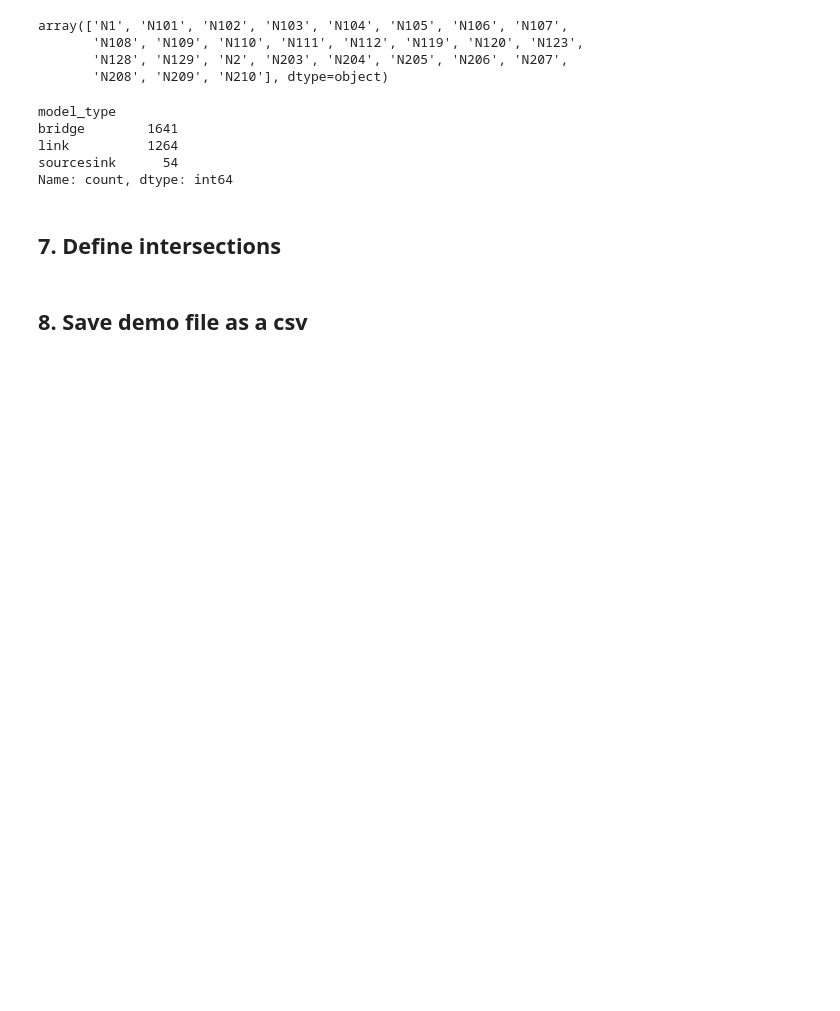
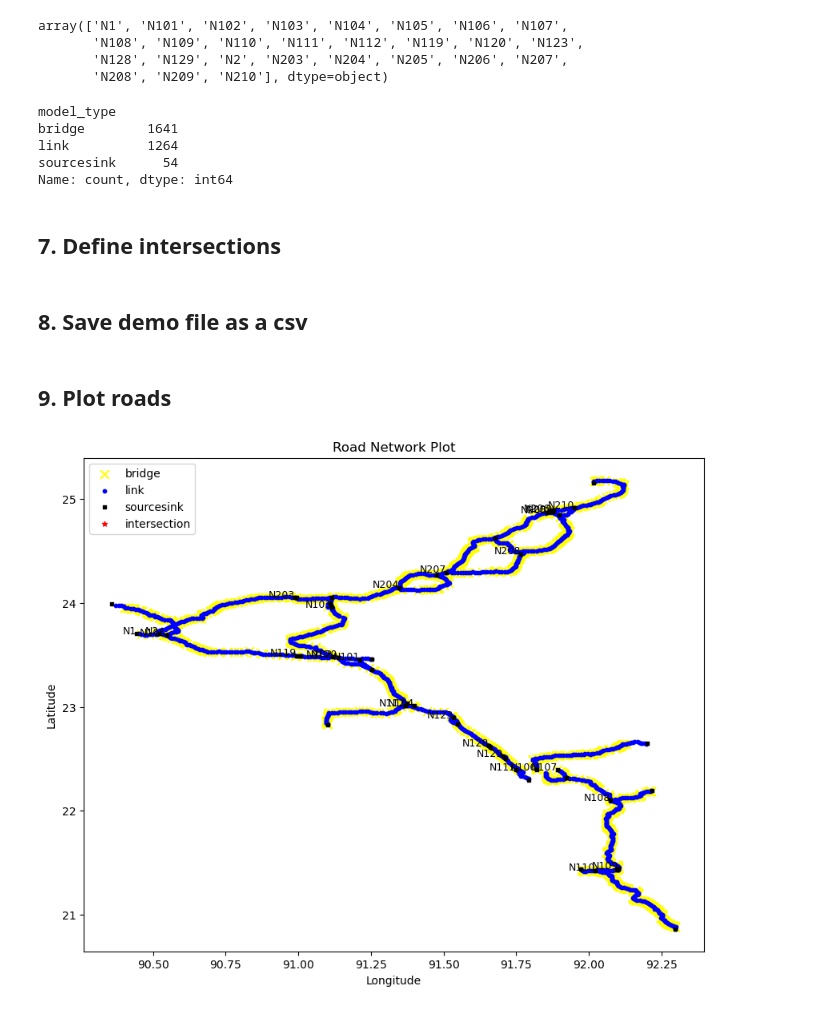
Before and after one commit to daniela1998/Advanced-Simulation-Assignments, a Jupyter notebook: Assignment 3/EPA133a-G16-A3_demo_generator/notebook/CreateDemoFile - Move.ipynb, the cells around one changed output. Saved outputs shown, nothing was run; the diff lists cells and outputs as text; code cells hidden in the pictures; blank space fills up the shorter version.

Commit message:
update road plot code

```diff
--- a/Assignment 3/EPA133a-G16-A3_demo_generator/notebook/CreateDemoFile - Move.ipynb
+++ b/Assignment 3/EPA133a-G16-A3_demo_generator/notebook/CreateDemoFile - Move.ipynb
@@ -390,3 +390,49 @@ df_demo = df_filtered.copy()
 dir = '../data/processed/'
 filename = 'demo_100.csv'
 df_demo.to_csv(dir + filename, index=False)
+# %% [markdown]
+## 9. Plot roads
+# %%
+import matplotlib.pyplot as plt
+
+# Define colors and markers for each model type
+colors = {
+    'bridge': 'yellow',
+    'link': 'blue',
+    'sourcesink': 'black',
+    'intersection': 'red'
+}
+
+markers = {
+    'bridge': 'x',
+    'link': 'o',
+    'sourcesink': 's',
+    'intersection': '*'
+}
+
+marker_sizes = {
+    'bridge': 60,
+    'link': 10,
+    'sourcesink': 10,
+    'intersection': 20
+}
+
+# Create a scatter plot
+plt.figure(figsize=(10, 8))
+
+for model_type, color in colors.items():
+    subset = df_demo[df_demo['model_type'] == model_type]
+    plt.scatter(subset['lon'], subset['lat'], c=color, label=model_type, s=marker_sizes[model_type], marker=markers[model_type])
+
+# Annotate the first data point of each road with the road name
+for road in df_demo['road'].unique():
+    first_point = df_demo[df_demo['road'] == road].iloc[0]
+    plt.text(first_point['lon'], first_point['lat'], road, fontsize=9, ha='right')
+
+plt.xlabel('Longitude')
+plt.ylabel('Latitude')
+plt.title('Road Network Plot')
+plt.legend()
+plt.show()
+# %% [output]
+[figure, added]
```
